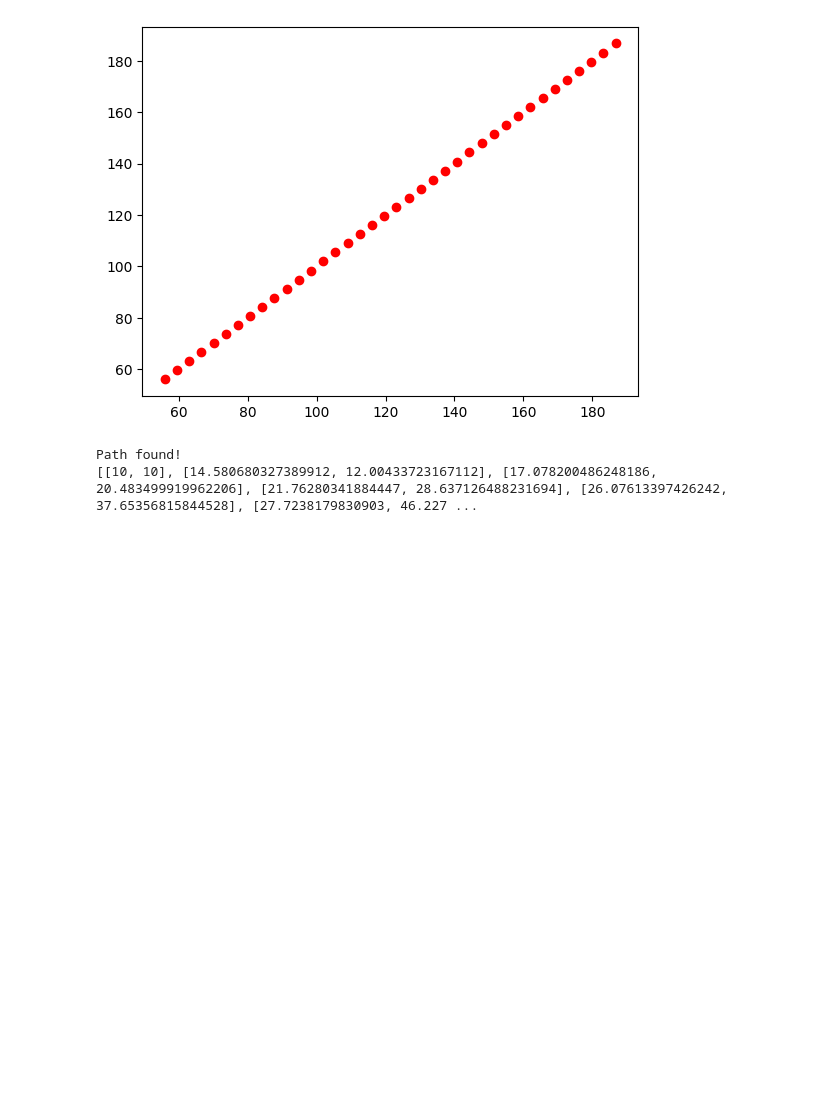
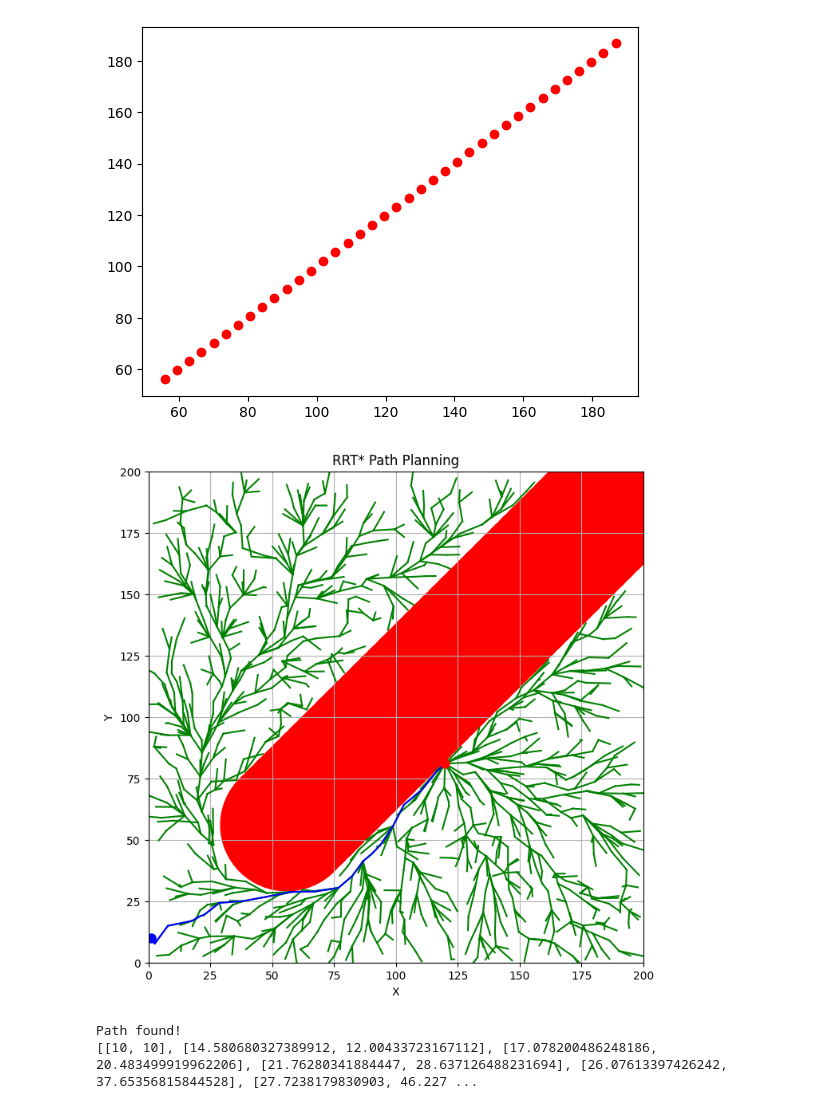
Before and after one commit to waynechu1109/Dodging-Dynamical-Obstacles-Using-Turtlebot4-Camera-Feed, a Jupyter notebook: dodge_planner.ipynb, the cells around one changed output. Cells and saved outputs as stored; diff of their text form; code cells hidden in the pictures; blank space fills up the shorter version.

Commit message:
can find the path by RRT*

```diff
--- a/dodge_planner.ipynb
+++ b/dodge_planner.ipynb
@@ -174,7 +174,7 @@ obstacle_list = []  # Format: (x, y, radius), the position after robot see it
 x_limit = (0., 200.)
 y_limit = (0., 200.)
 step_size = 5.0
-max_iterations = 1000
+max_iterations = 2000
 # RRT* parameters
 
 def crossing(x, y, iteration, colorcode, zorder_index):
@@ -245,6 +245,12 @@ while (0<current_obstacle_position[0] and current_obstacle_position[0]<size and
             temp_target[0] = current_obstacle_position[0] - (obstacle_radius+robot_radius)*np.cos(np.pi/2-current_obstacle_position[2])
             temp_target[1] = current_obstacle_position[1] + (obstacle_radius+robot_radius)*np.sin(np.pi/2-current_obstacle_position[2])
         temp_target[2] = current_robot_position[2]
+
+        # RRT*
+        start = (current_robot_position[0], current_robot_position[1])
+        goal = (target[0], target[1])
+        # RRT*
+
         plt.plot(temp_target[0], temp_target[1], marker='x', markersize=10, color = 'g')
         print(temp_target)
         controller_index = 0
@@ -274,7 +280,7 @@ while (0<current_obstacle_position[0] and current_obstacle_position[0]<size and
                 scale=0.2, units='xy', zorder = 3)
 
     if see_obstacle:
-        obstacle_list.append([current_obstacle_position[0], current_obstacle_position[1], obstacle_radius])
+        obstacle_list.append([current_obstacle_position[0], current_obstacle_position[1], obstacle_radius+robot_radius])
 
     # plot the area for obstacle and robot
     for x in range(size):
@@ -310,6 +316,17 @@ while (0<current_obstacle_position[0] and current_obstacle_position[0]<size and
 plt.figure(2)
 for i in range(len(obstacle_list)):
     plt.plot(obstacle_list[i][0], obstacle_list[i][1], marker='o', color='r')
+
+
+rrt_star = RRTStar(start, goal, obstacle_list, x_limit, y_limit, step_size, max_iterations)
+path = rrt_star.find_path()
+
+if path is not None:
+    print("Path found!")
+    print(path)
+    rrt_star.plot(path)
+else:
+    print("Path not found.")
 # %% [output]
 iteration: 14 obstacle nearby!!
 [75.05382386916237, 36.87005768508881, 4.047436646681045]
@@ -331,5 +348,6 @@ iteration: 14 obstacle nearby!!
 [figure]
 [figure]
+[figure, added]
 # %%
 import numpy as np
 import matplotlib.pyplot as plt
```
Also changed, not shown: parts of 1 cell of this notebook.
